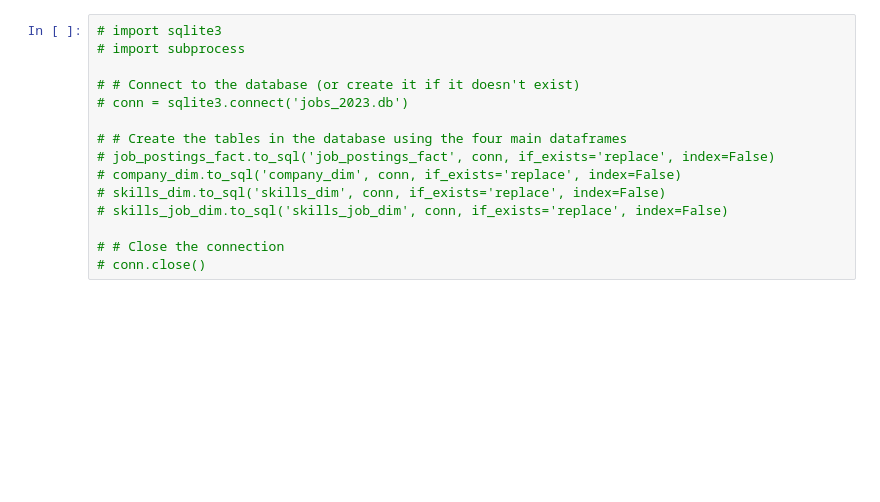
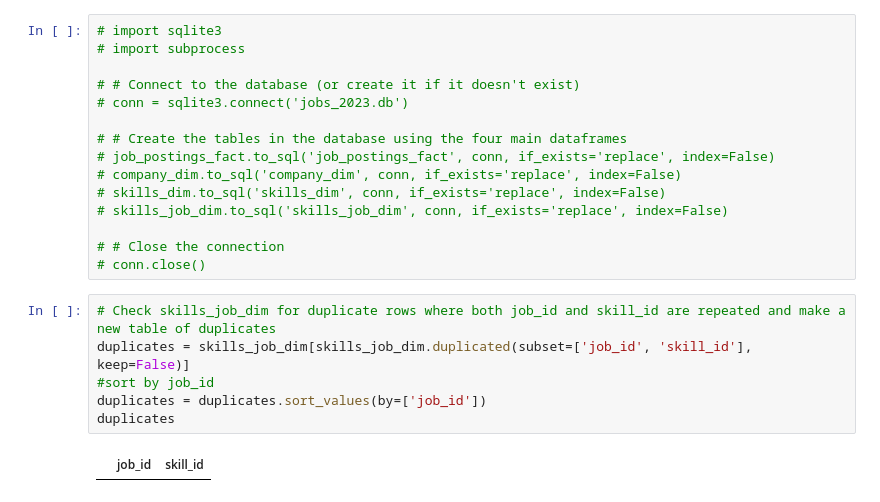
Before and after one commit to lukebarousse/Data_Jobs_SQL_Tutorial, a Jupyter notebook: sql_builds/Advanced_Main_DB_Build.ipynb, the cells around one changed output. Saved outputs shown, nothing was run; the diff lists cells and outputs as text; blank space fills up the shorter version.

```diff
--- a/sql_builds/Advanced_Main_DB_Build.ipynb
+++ b/sql_builds/Advanced_Main_DB_Build.ipynb
@@ -319,3 +321,11 @@ skills_job_dim.to_csv(os.path.join(csv_files_dir, 'skills_job_dim.csv'), index=F
 
 # # Close the connection
 # conn.close()
+# %%
+# Check skills_job_dim for duplicate rows where both job_id and skill_id are repeated and make a new table of duplicates
+duplicates = skills_job_dim[skills_job_dim.duplicated(subset=['job_id', 'skill_id'], keep=False)]
+#sort by job_id
+duplicates = duplicates.sort_values(by=['job_id'])
+duplicates
+# %% [output]
+|  | job_id | skill_id |
```
Also changed, not shown: parts of 8 cells of this notebook, 1 other file.
